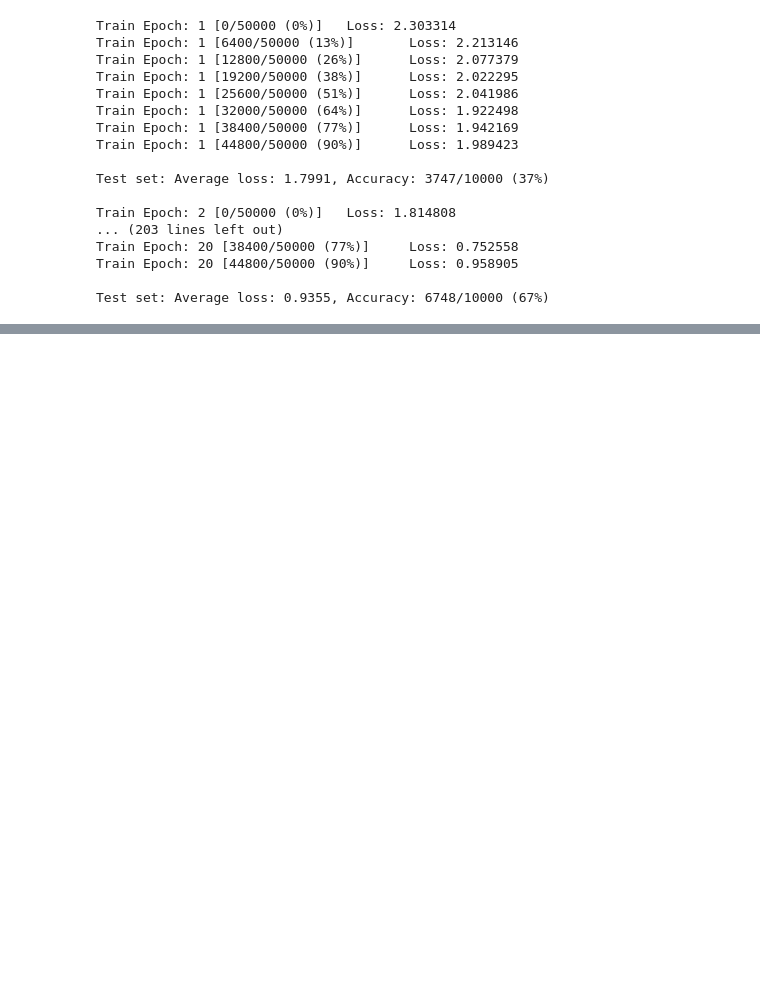
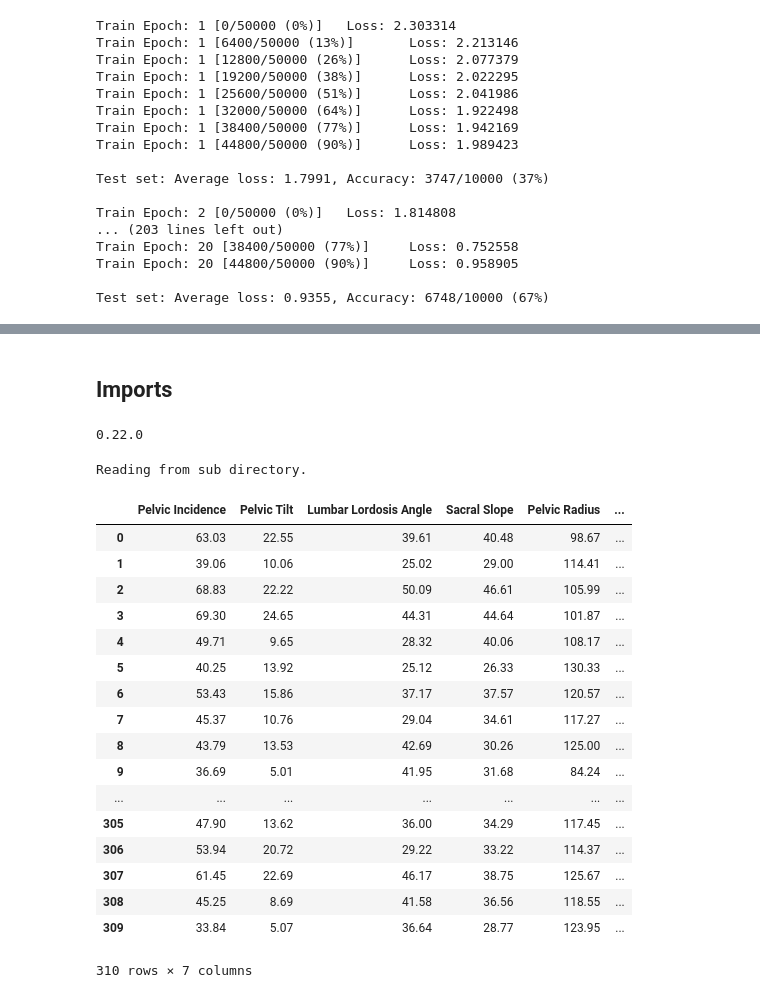
Before and after one commit to Deep-Learning-Team/Forward-Equations-On-ResNets, a Jupyter notebook: Project_code.ipynb, the cells around one changed output, grey strips where cells are left out. Saved outputs shown, nothing was run; the diff lists cells and outputs as text; code cells hidden in the pictures; blank space fills up the shorter version.

```diff
--- a/Project_code.ipynb
+++ b/Project_code.ipynb
@@ -1182,0 +1129,62 @@ RuntimeError: size mismatch, m1: [4 x 8], m2: [13 x 1] at /Users/soumith/code/bu
+# %% [markdown]
+## Imports
+# %%
+import numpy as np
+import pandas as pd
+from sklearn import preprocessing
+
+%matplotlib inline
+import matplotlib.pyplot as plt
+plt.style.use('ggplot')
+
+pd.options.display.max_columns = 999
+pd.options.display.max_rows = 20
+
+print(pd.__version__)
+# %% [output]
+0.22.0
+# %%
+# read in .dat file
+
+# column names given in data repo
+col_names = ['Pelvic Incidence', 'Pelvic Tilt', 'Lumbar Lordosis Angle',
+            'Sacral Slope', 'Pelvic Radius', 'Grade of Spondylolisthesis',
+            'Label']
+
+file_name = 'column_2C.dat'
+
+try:
+    df_orig = pd.read_csv(file_name, sep='\s+',
+                          header=None,
+                          names=col_names)
+    print('Reading from current directory.')
+except:
+    df_orig = pd.read_csv('./uci/' + file_name, sep='\s+',
+                          header=None,
+                          names=col_names)
+    print('Reading from sub directory.')
+
+# Convert output labels from str to binary
+df_orig['Label'] = df_orig['Label'].replace({'AB': 1, 'NO': 0})
+
+df_orig
+# %% [output]
+Reading from sub directory.
+|  | Pelvic Incidence | Pelvic Tilt | Lumbar Lordosis Angle | Sacral Slope | Pelvic Radius | ... |
+| 0 | 63.03 | 22.55 | 39.61 | 40.48 | 98.67 | ... |
+| 1 | 39.06 | 10.06 | 25.02 | 29.00 | 114.41 | ... |
+| 2 | 68.83 | 22.22 | 50.09 | 46.61 | 105.99 | ... |
+| 3 | 69.30 | 24.65 | 44.31 | 44.64 | 101.87 | ... |
+| 4 | 49.71 | 9.65 | 28.32 | 40.06 | 108.17 | ... |
+| 5 | 40.25 | 13.92 | 25.12 | 26.33 | 130.33 | ... |
+| 6 | 53.43 | 15.86 | 37.17 | 37.57 | 120.57 | ... |
+| 7 | 45.37 | 10.76 | 29.04 | 34.61 | 117.27 | ... |
+| 8 | 43.79 | 13.53 | 42.69 | 30.26 | 125.00 | ... |
+| 9 | 36.69 | 5.01 | 41.95 | 31.68 | 84.24 | ... |
+| ... | ... | ... | ... | ... | ... | ... |
+| 305 | 47.90 | 13.62 | 36.00 | 34.29 | 117.45 | ... |
+| 306 | 53.94 | 20.72 | 29.22 | 33.22 | 114.37 | ... |
+| 307 | 61.45 | 22.69 | 46.17 | 38.75 | 125.67 | ... |
+| 308 | 45.25 | 8.69 | 41.58 | 36.56 | 118.55 | ... |
+| 309 | 33.84 | 5.07 | 36.64 | 28.77 | 123.95 | ... |
+310 rows × 7 columns
```
Also changed, not shown: parts of 26 cells of this notebook, 4 other files.
